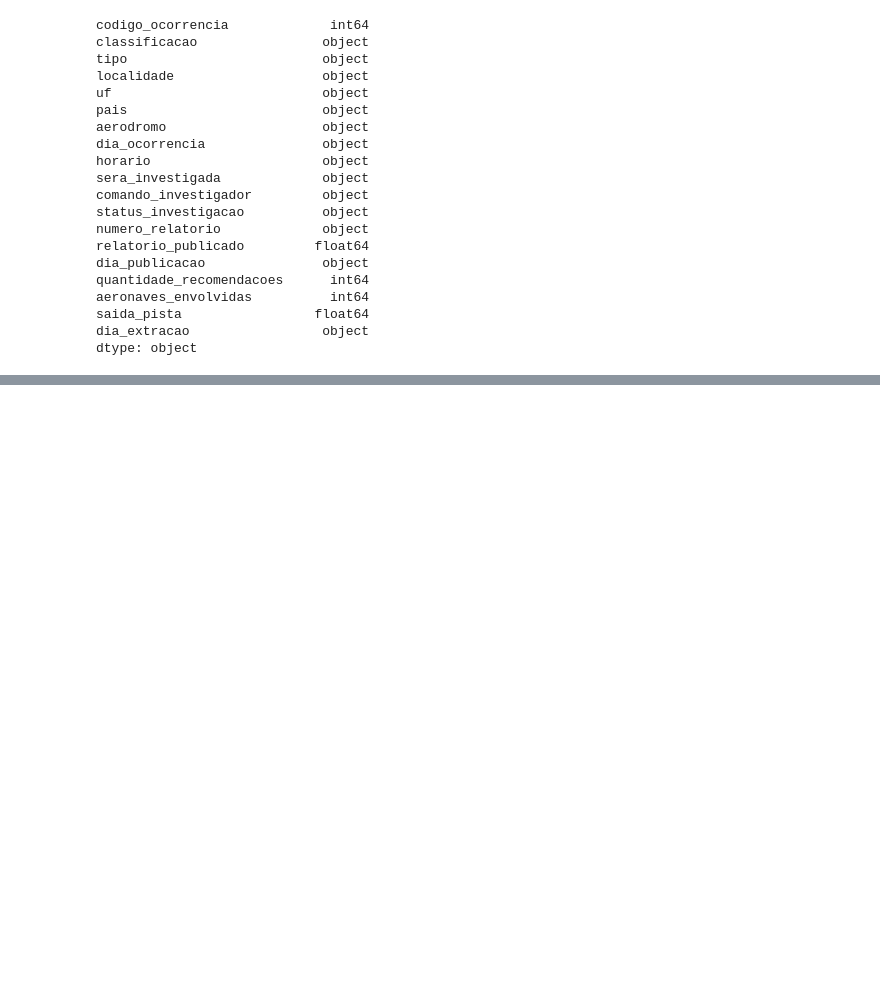
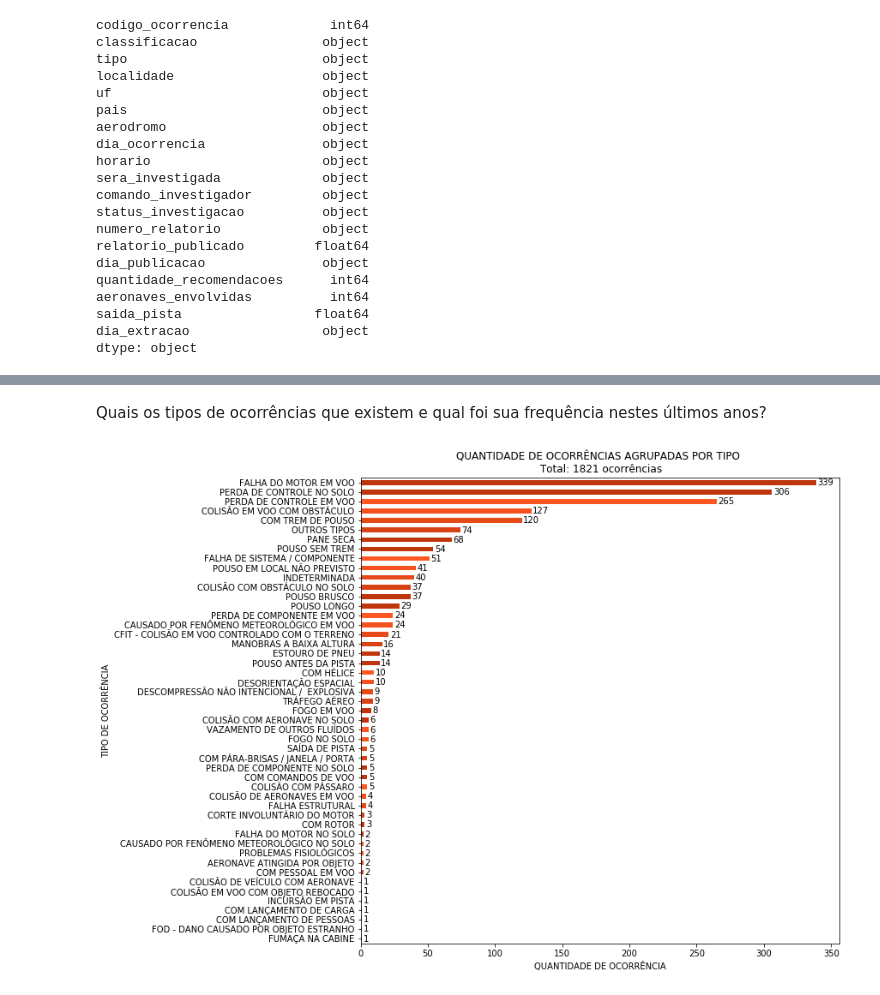
Before and after one commit to thiagosilva95/air-crashes, a Jupyter notebook: air-crashes.ipynb, the cells around one changed output, grey strips where cells are left out. Cells and saved outputs as stored; diff of their text form; code cells hidden in the pictures; blank space fills up the shorter version.

```diff
--- a/air-crashes.ipynb
+++ b/air-crashes.ipynb
@@ -70,0 +132,15 @@ dtype: object
+# %% [markdown]
+Quais os tipos de ocorrências que existem e qual foi sua frequência nestes últimos anos?
+# %%
+ax = ocorrencia.groupby('TIPO DE OCORRÊNCIA')['CONTAGEM'].sum().sort_values().plot(kind = 'barh', color = random.choice(colors), figsize = (10, 10))
+
+for p in ax.patches :
+    b = p.get_bbox()
+    ax.annotate("{:.0f}".format(b.x1 + b.x0), (p.get_x() + p.get_width() + 1, p.get_y() - 0.05))
+
+plt.title('QUANTIDADE DE OCORRÊNCIAS AGRUPADAS POR TIPO \n Total: ' + str(ocorrencia['CONTAGEM'].sum()) + ' ocorrências')
+plt.ylabel('TIPO DE OCORRÊNCIA')
+plt.xlabel('QUANTIDADE DE OCORRÊNCIA')
+plt.show()
+# %% [output]
+[figure, added]
```
Also changed, not shown: parts of 30 cells of this notebook.
